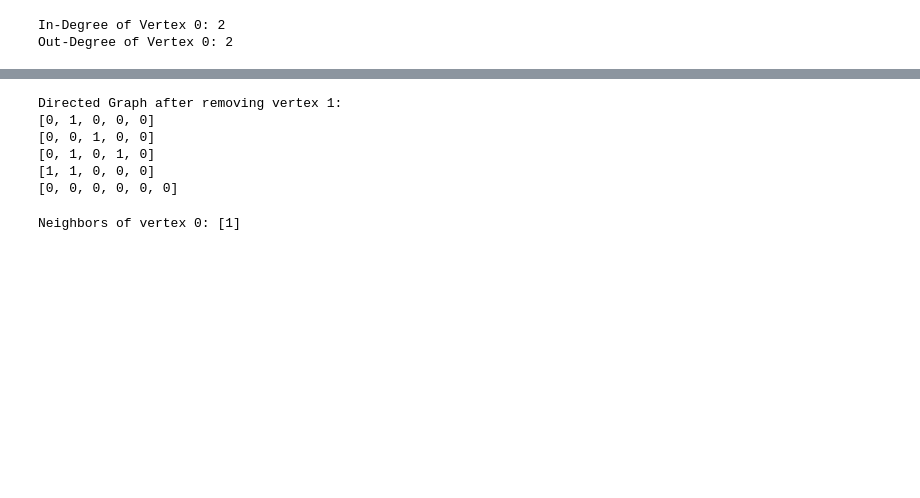
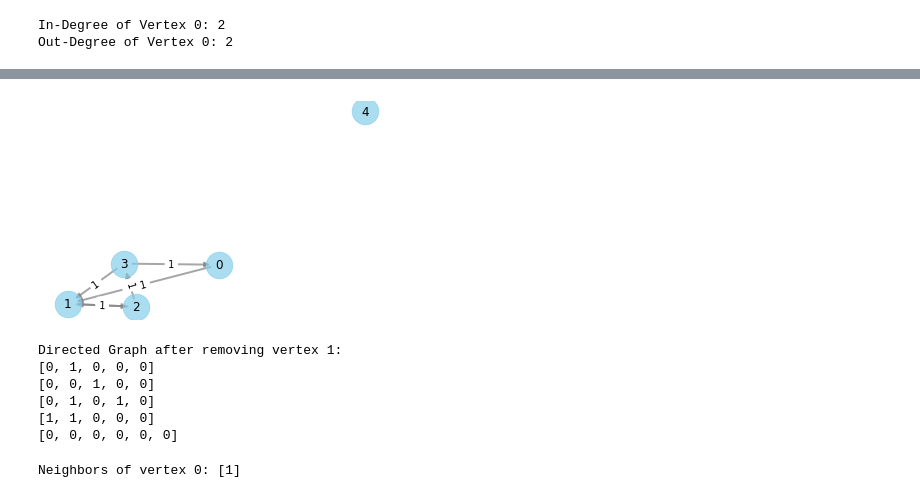
Before and after one commit to Muhammad-Sheraz-ds/Data-Structures-and-Algorithms-in-Python, a Jupyter notebook: Graphs/Adjacent Matrices Method/Directed Graphs Ajacent Matrices.ipynb, the cells around one changed output, grey strips where cells are left out. Drawn from its saved outputs; the diff is of its cells as text; code cells hidden in the pictures; blank space fills up the shorter version.

```diff
--- a/Graphs/Adjacent Matrices Method/Directed Graphs Ajacent Matrices.ipynb
+++ b/Graphs/Adjacent Matrices Method/Directed Graphs Ajacent Matrices.ipynb
@@ -128,9 +167,11 @@ Directed Graph after adding a vertex:
 # %%
 graph.remove_vertex(1)
+graph.visualize_graph()
 
 print("\nDirected Graph after removing vertex 1:")
 graph.display()
 # %% [output]
+[figure, added]
 Directed Graph after removing vertex 1:
 [0, 1, 0, 0, 0]
 [0, 0, 1, 0, 0]
```
Also changed, not shown: parts of 6 cells of this notebook, 18 other files.
